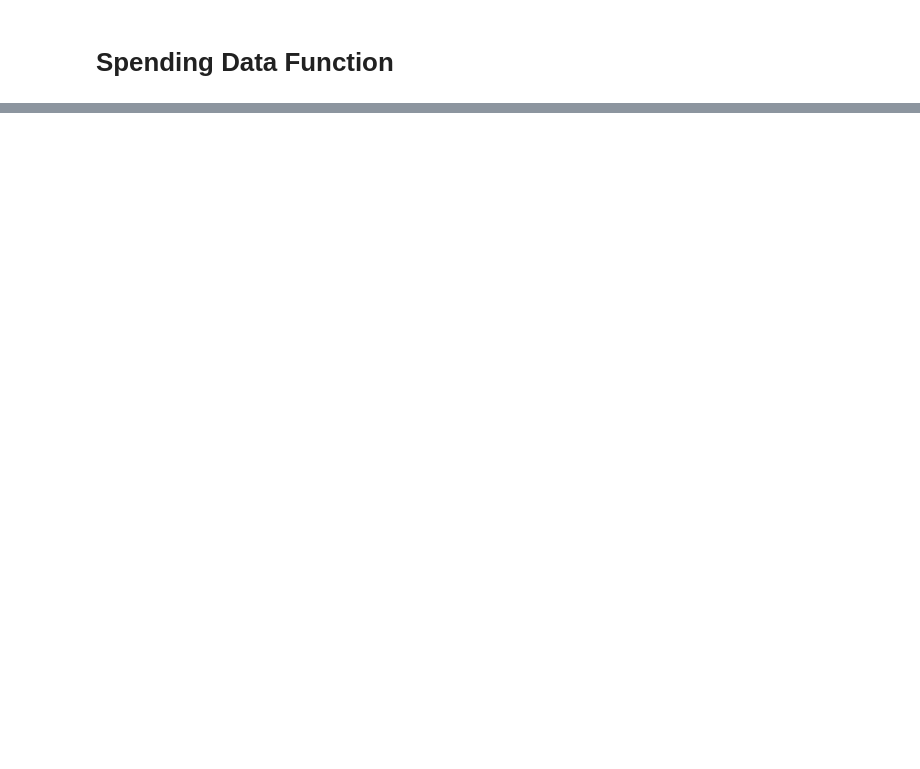
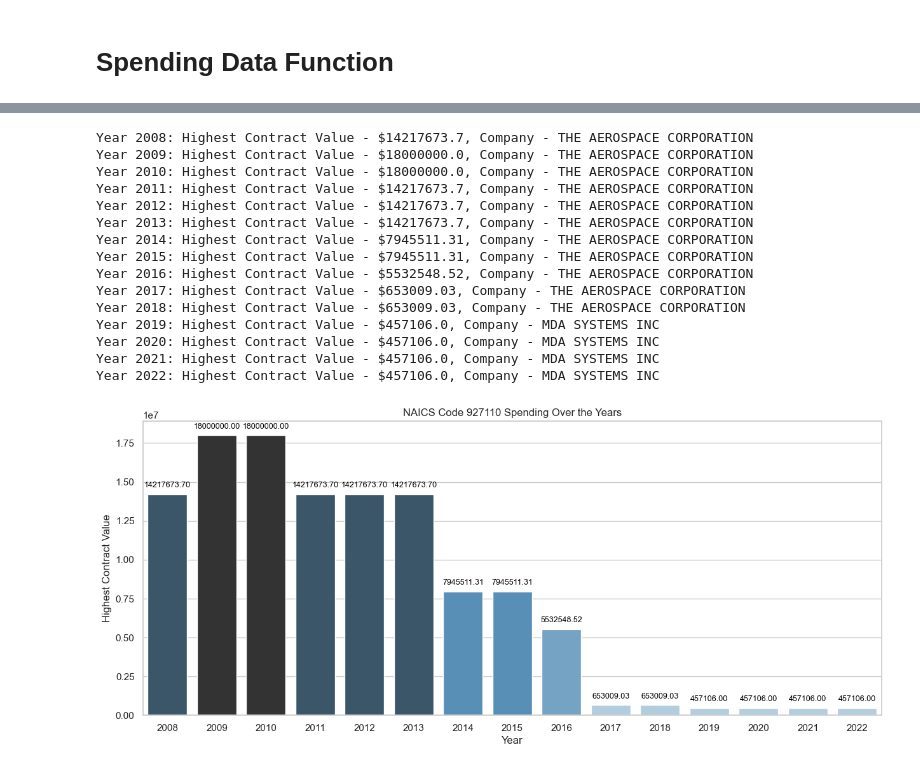
Before and after one commit to jack-campbeli/DoD-ds701, a Jupyter notebook: naics.ipynb, the cells around one changed output, grey strips where cells are left out. Drawn from its saved outputs; the diff is of its cells as text; code cells hidden in the pictures; blank space fills up the shorter version.

Commit message:
Highest Contract/Year

```diff
--- a/naics.ipynb
+++ b/naics.ipynb
@@ -316,32 +0,0 @@ url_api: https://api.usaspending.gov/api/v2/bulk_download/status/?file_name=All_
-# %%
-import requests
-
-# Define the API endpoint URL
-base_url = "https://api.usaspending.gov/api/v2/search/spending_by_category/naics/"
-naics_code = "927110"
-url = f"{base_url}{naics_code}"
-
-payload = {
-    "filters": {
-        "time_period": [
-            {
-                "start_date": "2022-01-01",
-                "end_date": "2023-01-01"
-            }
-        ],
-        "naics_codes": {
-            "require": ["927110"]
-        }
-    },
-    "category": "naics",
-    # "page": 1
-}
-
-response = requests.post(url, json=payload)
-
-if response.status_code == 200:
-    data = response.json()
-    # Now, you can work with the data
-    print(data)
-else:
-    print(f"Failed to retrieve data. Status code: {response.status_code}")
@@ -438,0 +181,23 @@ plot_annual_spending(2008, 2020, "922140")
+# %%
+if __name__ == "__main__":
+    highest_contracts_927110 = get_highest_contracts("927110")
+    for year, contract in highest_contracts_927110.items():
+        print(f"Year {year}: Highest Contract Value - ${contract['Award Amount']}, Company - {contract['Recipient Name']}")
+    plot_largest_contracts(highest_contracts_927110, "927110")
+# %% [output]
+Year 2008: Highest Contract Value - $14217673.7, Company - THE AEROSPACE CORPORATION
+Year 2009: Highest Contract Value - $18000000.0, Company - THE AEROSPACE CORPORATION
+Year 2010: Highest Contract Value - $18000000.0, Company - THE AEROSPACE CORPORATION
+Year 2011: Highest Contract Value - $14217673.7, Company - THE AEROSPACE CORPORATION
+Year 2012: Highest Contract Value - $14217673.7, Company - THE AEROSPACE CORPORATION
+Year 2013: Highest Contract Value - $14217673.7, Company - THE AEROSPACE CORPORATION
+Year 2014: Highest Contract Value - $7945511.31, Company - THE AEROSPACE CORPORATION
+Year 2015: Highest Contract Value - $7945511.31, Company - THE AEROSPACE CORPORATION
+Year 2016: Highest Contract Value - $5532548.52, Company - THE AEROSPACE CORPORATION
+Year 2017: Highest Contract Value - $653009.03, Company - THE AEROSPACE CORPORATION
+Year 2018: Highest Contract Value - $653009.03, Company - THE AEROSPACE CORPORATION
+Year 2019: Highest Contract Value - $457106.0, Company - MDA SYSTEMS INC
+Year 2020: Highest Contract Value - $457106.0, Company - MDA SYSTEMS INC
+Year 2021: Highest Contract Value - $457106.0, Company - MDA SYSTEMS INC
+Year 2022: Highest Contract Value - $457106.0, Company - MDA SYSTEMS INC
+[figure, added]
```
Also changed, not shown: parts of 12 cells of this notebook.
